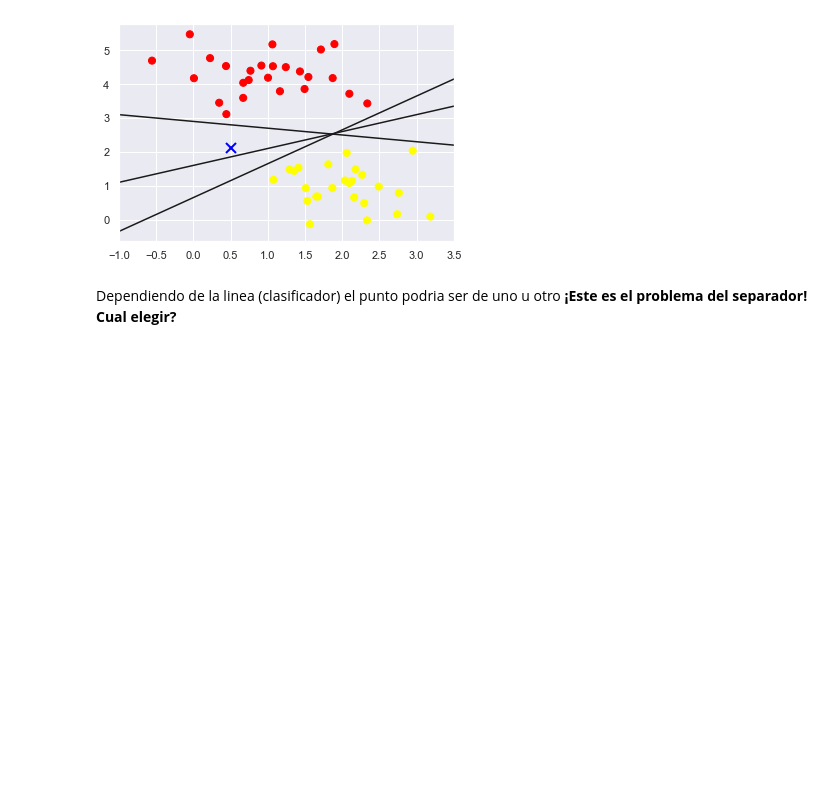
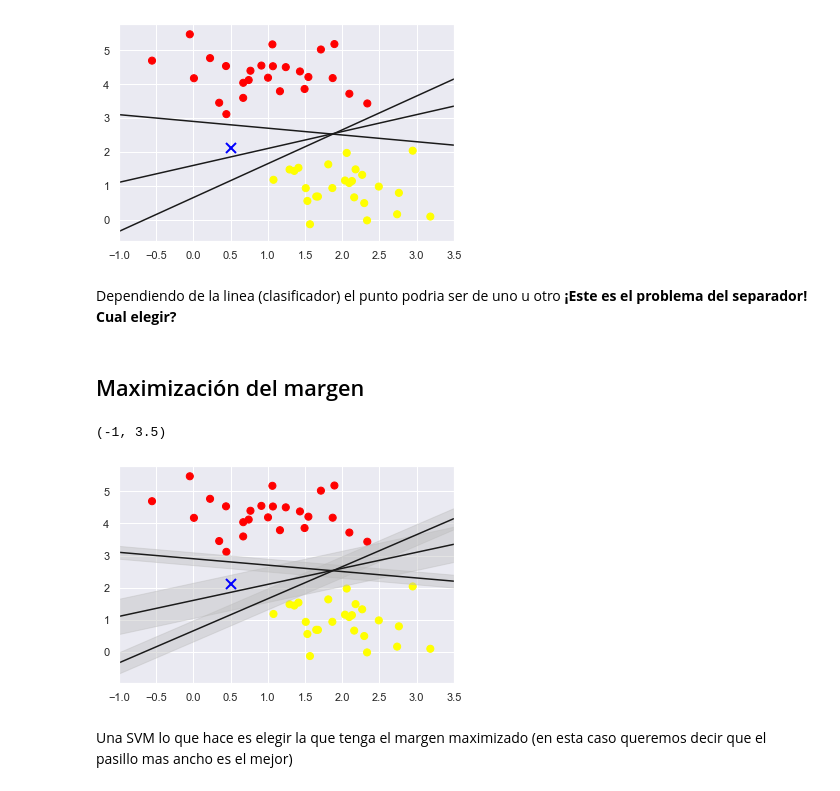
Before and after one commit to Karenahv/python-ml-curso, a Jupyter notebook: notebooks/T8 - 2 - SVM - Model.ipynb, the cells around one changed output. Saved outputs shown, nothing was run; the diff lists cells and outputs as text; code cells hidden in the pictures; blank space fills up the shorter version.

Commit message:
Maximizar el margen de clasificacion
Con valores establecidos por el profesor se muestran los tres ejemplos de corredores y cual seria la mejor  opcion de modelo para dividir los datos

```diff
--- a/notebooks/T8 - 2 - SVM - Model.ipynb
+++ b/notebooks/T8 - 2 - SVM - Model.ipynb
@@ -37,3 +37,21 @@ plt.xlim(-1,3.5)
 [figure]
 # %% [markdown]
 Dependiendo de la linea (clasificador) el punto podria ser de uno u otro **¡Este es el problema del separador! Cual elegir?**
+# %% [markdown]
+## Maximización del margen
+# %%
+xx = np.linspace(-1, 3.5)
+plt.scatter(X[:,0], X[:,1], c = Y, s = 50, cmap="autumn")
+plt.plot([0.5], [2.1], 'x', color="blue", markeredgewidth=2, markersize=10)
+
+#vamos a crear un conjunto de reglas, las cuales podrian ser todas muy validas
+for a, b, d in [(1,0.65,0.33), (0.5,1.6,0.55), (-0.2,2.9,0.2)]:#para estas tres rectas, estso valores son dados por el profe
+    yy = a * xx + b
+    plt.plot(xx,yy,"-k")
+    plt.fill_between(xx, yy-d, yy+d, edgecolor="none", color="#BBBBBB", alpha=0.4)
+plt.xlim(-1,3.5)
+# %% [output]
+(-1, 3.5)
+[figure, added]
+# %% [markdown]
+Una SVM lo que hace es elegir la que tenga el margen maximizado (en esta caso queremos decir que el pasillo mas ancho es el mejor)
```
